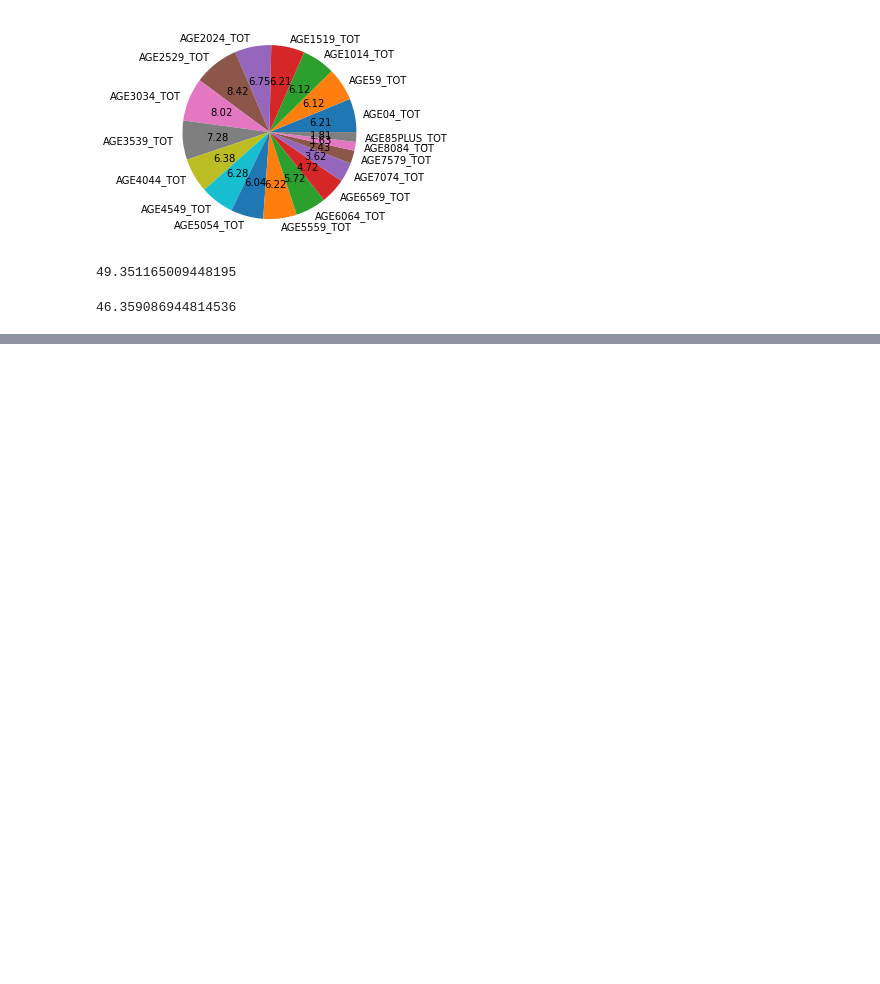
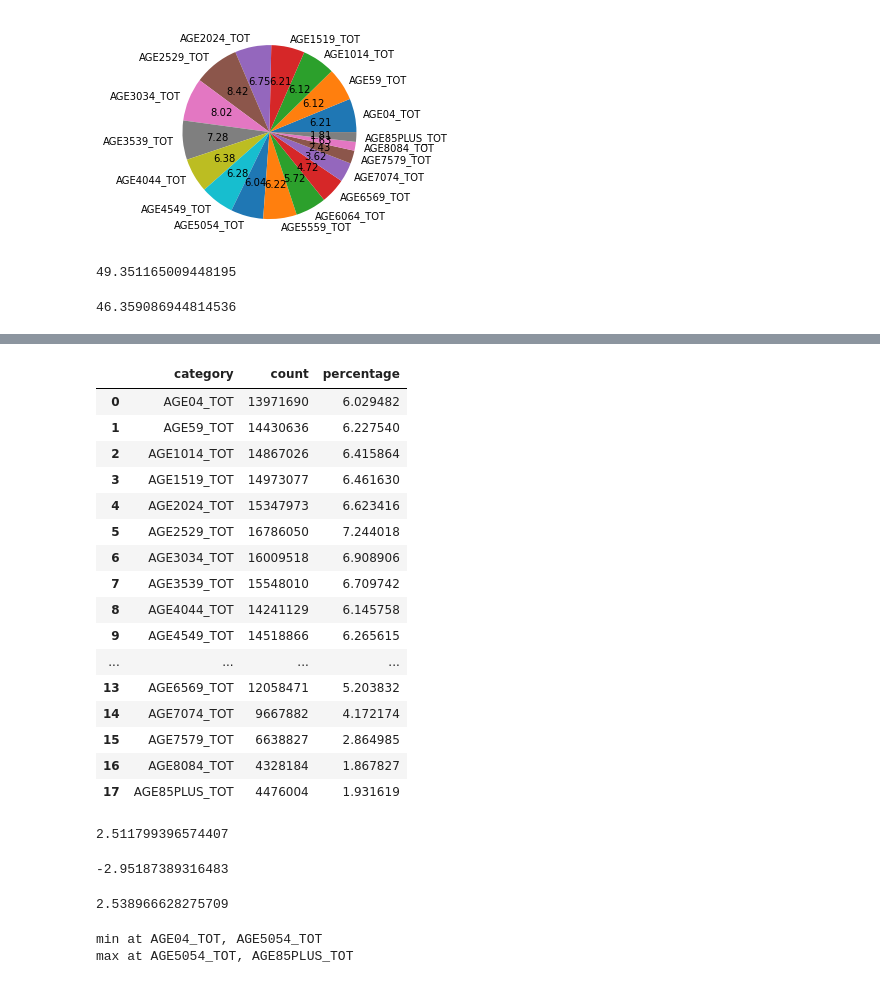
Before and after one commit to adriana-icasiano/project-1, a Jupyter notebook: census-lime/age_analysis.ipynb, the cells around one changed output, grey strips where cells are left out. Saved outputs shown, nothing was run; the diff lists cells and outputs as text; code cells hidden in the pictures; blank space fills up the shorter version.

```diff
--- a/census-lime/age_analysis.ipynb
+++ b/census-lime/age_analysis.ipynb
@@ -211,0 +243,20 @@ max(sizes)
+# %%
+df_more
+# %% [output]
+|  | category | count | percentage |
+| 0 | AGE04_TOT | 13971690 | 6.029482 |
+| 1 | AGE59_TOT | 14430636 | 6.227540 |
+| 2 | AGE1014_TOT | 14867026 | 6.415864 |
+| 3 | AGE1519_TOT | 14973077 | 6.461630 |
+| 4 | AGE2024_TOT | 15347973 | 6.623416 |
+| 5 | AGE2529_TOT | 16786050 | 7.244018 |
+| 6 | AGE3034_TOT | 16009518 | 6.908906 |
+| 7 | AGE3539_TOT | 15548010 | 6.709742 |
+| 8 | AGE4044_TOT | 14241129 | 6.145758 |
+| 9 | AGE4549_TOT | 14518866 | 6.265615 |
+| ... | ... | ... | ... |
+| 13 | AGE6569_TOT | 12058471 | 5.203832 |
+| 14 | AGE7074_TOT | 9667882 | 4.172174 |
+| 15 | AGE7579_TOT | 6638827 | 2.864985 |
+| 16 | AGE8084_TOT | 4328184 | 1.867827 |
+| 17 | AGE85PLUS_TOT | 4476004 | 1.931619 |
@@ -211,0 +272,41 @@ max(sizes)
+# %%
+max(sizes2)
+# %% [output]
+2.511799396574407
+# %%
+maxes=[]
+mins=[]
+
+for x in range(0,20):
+
+    sample = more_df.sample(n=20)
+
+    sum_sample = sample.sum()
+    df_samp = pd.DataFrame(list(zip(more_detail, sum_sample)), columns =['category', 'count'])
+    df_samp['percentage']= 100*df_samp['count']/df_samp['count'].sum()
+    sizes2 = []
+    tups2 = []
+
+    for i in range(0,18):
+        for j in range(0,18):
+            diff = df_samp[i:j]['percentage'].sum() - df_more[i:j]['percentage'].sum()
+            sizes2.append(diff)
+            tups2.append((i,j, diff))
+
+
+print(min(sizes2))
+max(sizes2)
+# %% [output]
+-2.95187389316483
+2.538966628275709
+# %%
+cat = df_more['category'].tolist()
+
+for t in tups2:
+    if t[2] == min(sizes2):
+        print(f'min at {cat[t[0]]}, {cat[t[1]]}')
+    if t[2] == max(sizes2):
+        print(f'max at {cat[t[0]]}, {cat[t[1]]}')
+# %% [output]
+min at AGE04_TOT, AGE5054_TOT
+max at AGE5054_TOT, AGE85PLUS_TOT
```
Also changed, not shown: parts of 7 cells of this notebook.
